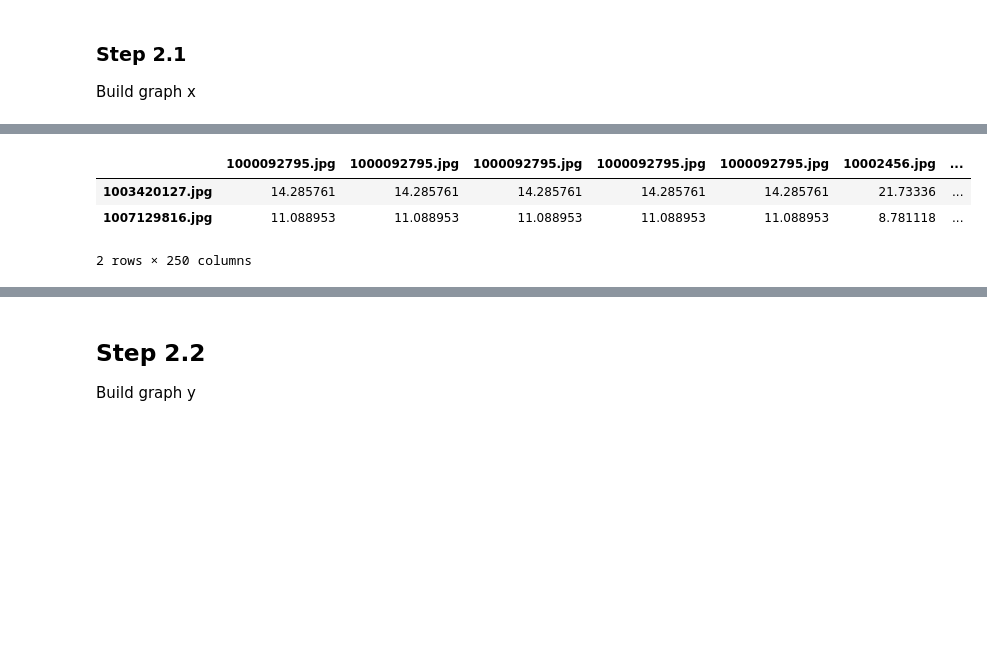
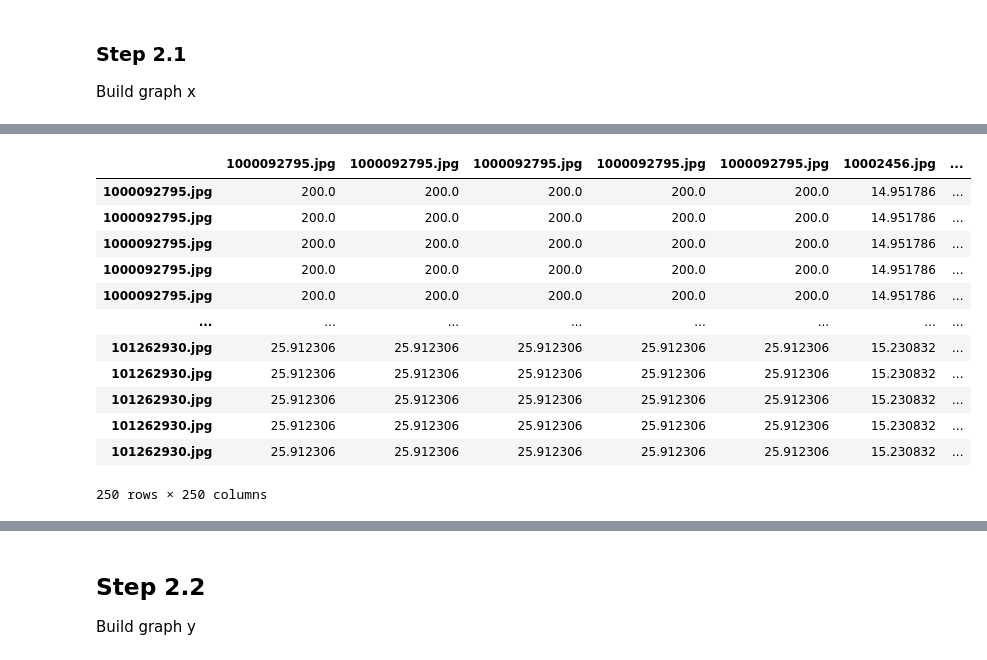
Before and after one commit to blake2703/image-text-retrieval, a Jupyter notebook: Unsupervised entity alignment for text-image retrieval.ipynb, the cells around one changed output, grey strips where cells are left out. Saved outputs shown, nothing was run; the diff lists cells and outputs as text; code cells hidden in the pictures; blank space fills up the shorter version.

```diff
--- a/Unsupervised entity alignment for text-image retrieval.ipynb
+++ b/Unsupervised entity alignment for text-image retrieval.ipynb
@@ -401,11 +401,20 @@ def build_graph_x(matrix: np.array,
 # %%
 graph_x = build_graph_x(matrix=matrices,
                         df=graph_x_initial,
                         ith_row=20,
                         jth_col=20)
-graph_x.sample(2)
+graph_x
 # %% [output]
 |  | 1000092795.jpg | 1000092795.jpg | 1000092795.jpg | 1000092795.jpg | 1000092795.jpg | 10002456.jpg | ... |
-| 1003420127.jpg | 14.285761 | 14.285761 | 14.285761 | 14.285761 | 14.285761 | 21.73336 | ... |
-| 1007129816.jpg | 11.088953 | 11.088953 | 11.088953 | 11.088953 | 11.088953 | 8.781118 | ... |
+| 1000092795.jpg | 200.0 | 200.0 | 200.0 | 200.0 | 200.0 | 14.951786 | ... |
+| 1000092795.jpg | 200.0 | 200.0 | 200.0 | 200.0 | 200.0 | 14.951786 | ... |
+| 1000092795.jpg | 200.0 | 200.0 | 200.0 | 200.0 | 200.0 | 14.951786 | ... |
+| 1000092795.jpg | 200.0 | 200.0 | 200.0 | 200.0 | 200.0 | 14.951786 | ... |
+| 1000092795.jpg | 200.0 | 200.0 | 200.0 | 200.0 | 200.0 | 14.951786 | ... |
+| ... | ... | ... | ... | ... | ... | ... | ... |
+| 101262930.jpg | 25.912306 | 25.912306 | 25.912306 | 25.912306 | 25.912306 | 15.230832 | ... |
+| 101262930.jpg | 25.912306 | 25.912306 | 25.912306 | 25.912306 | 25.912306 | 15.230832 | ... |
+| 101262930.jpg | 25.912306 | 25.912306 | 25.912306 | 25.912306 | 25.912306 | 15.230832 | ... |
+| 101262930.jpg | 25.912306 | 25.912306 | 25.912306 | 25.912306 | 25.912306 | 15.230832 | ... |
+| 101262930.jpg | 25.912306 | 25.912306 | 25.912306 | 25.912306 | 25.912306 | 15.230832 | ... |
-2 rows × 250 columns
+250 rows × 250 columns
```
Also changed, not shown: parts of 15 cells of this notebook.
